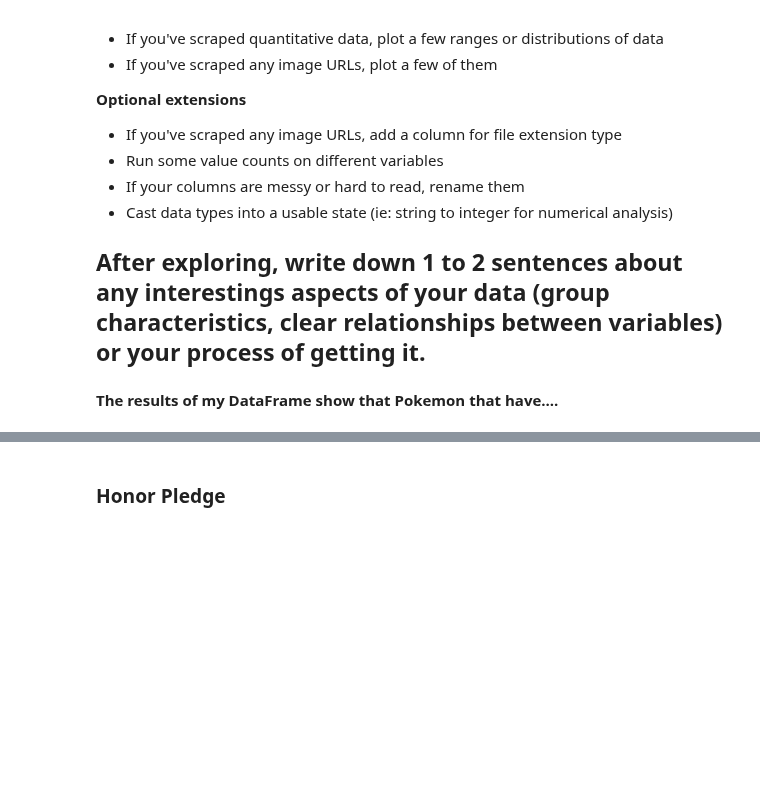
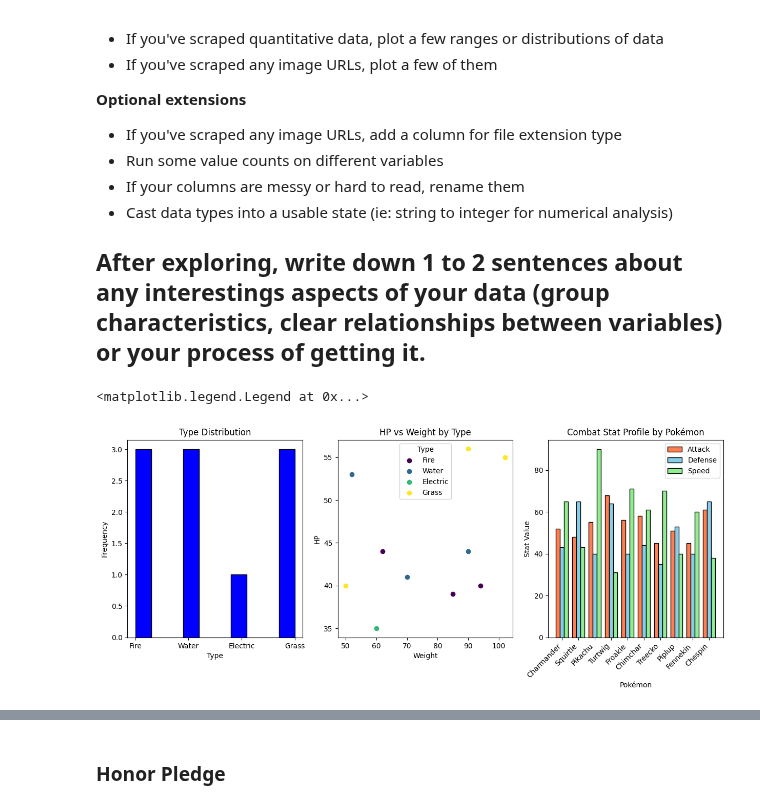
Before and after one commit to nicomontoya25/DS-3001, a Jupyter notebook: labs/Lab_1_Web_Scraping_and_APIs.ipynb, the cells around one changed output, grey strips where cells are left out. Saved outputs shown, nothing was run; the diff lists cells and outputs as text; code cells hidden in the pictures; blank space fills up the shorter version.

```diff
--- a/labs/Lab_1_Web_Scraping_and_APIs.ipynb
+++ b/labs/Lab_1_Web_Scraping_and_APIs.ipynb
@@ -281,2 +286,37 @@ https://pokeapi.co/api/v2/pokemon/treecko
-# %% [markdown]
-**The results of my DataFrame show that Pokemon that have....**
+# %%
+# Code to plot features here
+plt.figure(figsize=(15, 5))
+plt.subplot(1, 3, 1)
+plt.hist(df_poke['Types'], color='blue', edgecolor='black')
+plt.title('Type Distribution')
+plt.xlabel('Type')
+plt.ylabel('Frequency')
+
+plt.subplot(1, 3, 2)
+class_unique = df_poke['Types'].unique()
+colors = plt.cm.viridis(np.linspace(0, 1, len(class_unique)))
+color_map = dict(zip(class_unique, colors))
+
+for cls in class_unique:
+    subset = df_poke[df_poke['Types'] == cls]
+    plt.scatter(subset['Weight'], subset['HP'], color=color_map[cls], label=cls)
+
+plt.xlabel('Weight')
+plt.ylabel('HP')
+plt.title('HP vs Weight by Type')
+plt.legend(title='Type', loc = 'upper center')
+
+plt.subplot(1, 3, 3)
+x = np.arange(len(df_poke["Pokemon Name"]))
+width = 0.25
+plt.bar(x - width, df_poke["Attack"], width, label='Attack', color='coral', edgecolor='black')
+plt.bar(x, df_poke["Defense"], width, label='Defense', color='skyblue', edgecolor='black')
+plt.bar(x + width, df_poke['Speed'], width, label='Speed', color='lightgreen', edgecolor='black')
+plt.ylabel('Stat Value')
+plt.xlabel('Pokémon')
+plt.title('Combat Stat Profile by Pokémon')
+plt.xticks(x, df_poke["Pokemon Name"], rotation=45, ha="right")
+plt.legend()
+# %% [output]
+<matplotlib.legend.Legend at 0x...>
+[figure, added]
```
Also changed, not shown: parts of 3 cells of this notebook.
